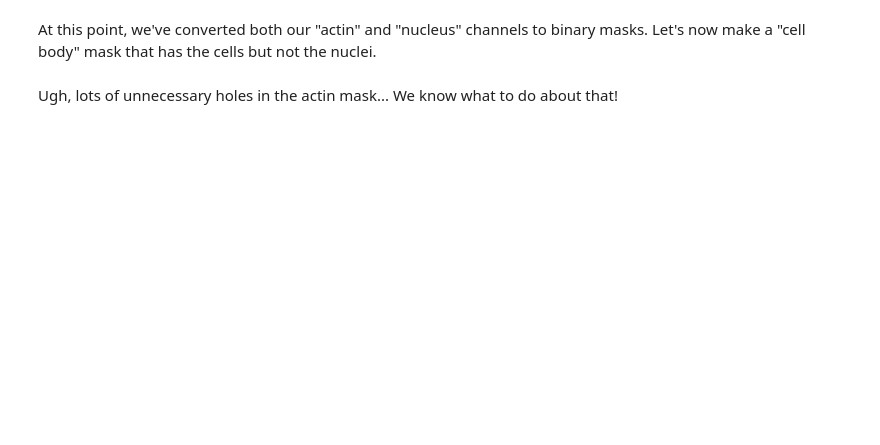
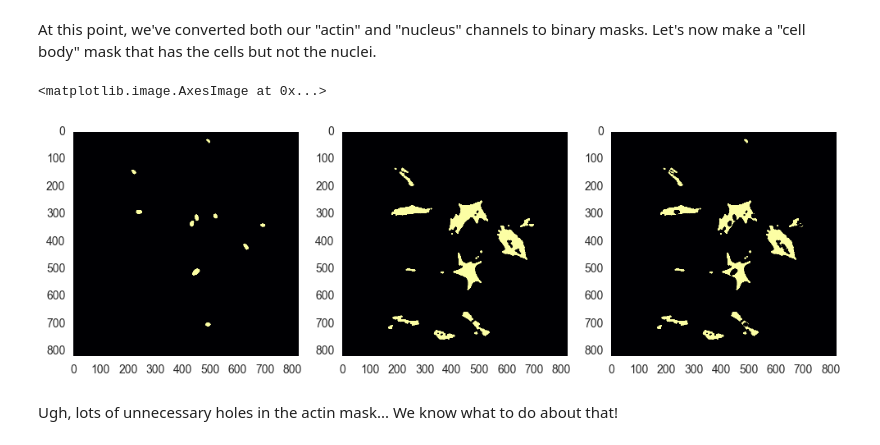
Before and after one commit to DataLucence/images, a Jupyter notebook: lessons/Image Quantification.ipynb, the cells around one changed output. Cells and saved outputs as stored; diff of their text form; code cells hidden in the pictures; blank space fills up the shorter version.

```diff
--- a/lessons/Image Quantification.ipynb
+++ b/lessons/Image Quantification.ipynb
@@ -86,9 +103,13 @@ At this point, we've converted both our "actin" and "nucleus" channels to binary
 # %%
 drug_masks['cell_body'] = drug_masks['actin'] ^ drug_masks['nucleus'] # ^ is essentially a minus sign
 
-fig, ax = plt.subplots(1, 2, figsize=(12, 6))
+fig, ax = plt.subplots(1, 3, figsize=(12, 6))
 ax[0].imshow(drug_masks['nucleus'])
-ax[1].imshow(drug_masks['cell_body'])
+ax[1].imshow(drug_masks['actin'])
+ax[2].imshow(drug_masks['cell_body'])
+# %% [output]
+<matplotlib.image.AxesImage at 0x...>
+[figure, added]
 # %% [markdown]
 Ugh, lots of unnecessary holes in the actin mask... We know what to do about that!
 # %%
```
Also changed, not shown: parts of 5 cells of this notebook, 1 other file.
